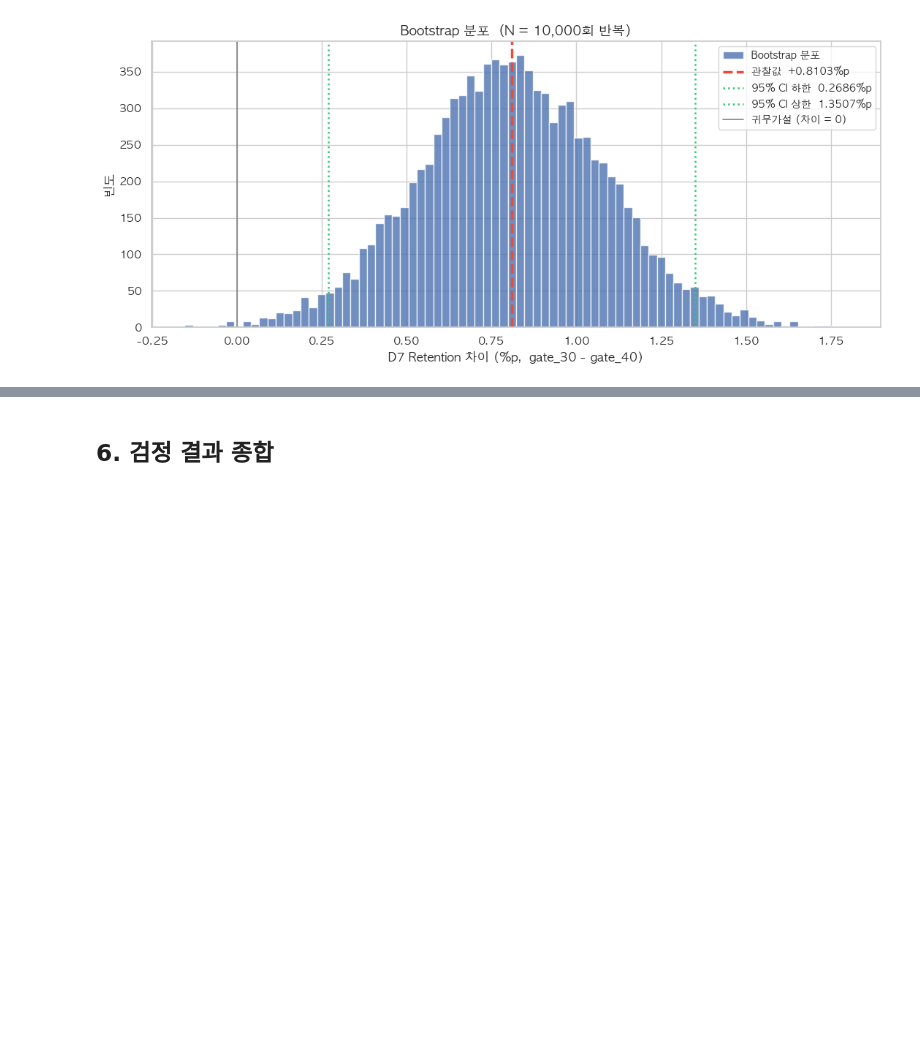
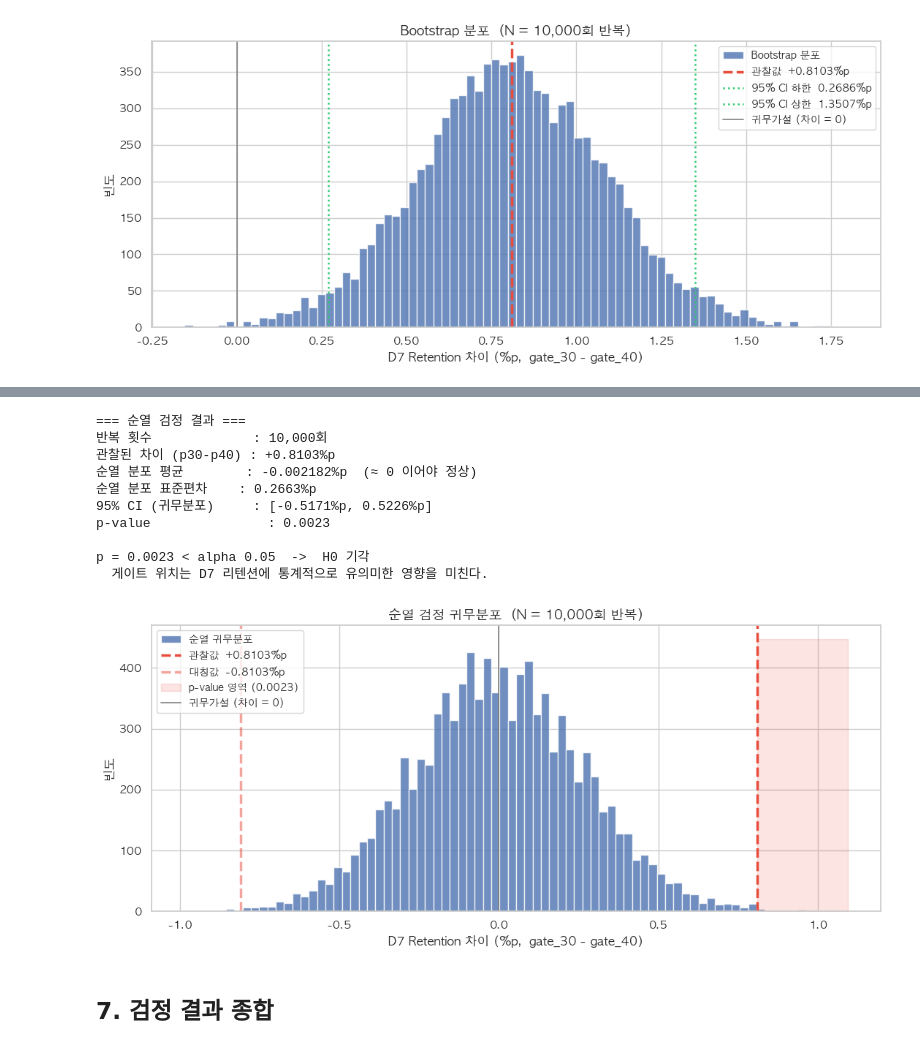
Before and after one commit to sjlee42/cookie_cats_AB_test, a Jupyter notebook: notebooks/02_가설검정.ipynb, the cells around one changed output, grey strips where cells are left out. Drawn from its saved outputs; the diff is of its cells as text; code cells hidden in the pictures; blank space fills up the shorter version.

```diff
--- a/notebooks/02_가설검정.ipynb
+++ b/notebooks/02_가설검정.ipynb
@@ -288,4 +302,71 @@ plt.show()
+# %%
+np.random.seed(42)
+N_PERM = 10_000
+
+# 전체 풀
+pool = df['retention_7'].values.astype(int)
+
+perm_diffs = np.empty(N_PERM)
+for i in range(N_PERM):
+    shuffled = np.random.permutation(pool)
+    perm_diffs[i] = shuffled[:n30].mean() - shuffled[n30:n30 + n40].mean()
+
+# p-value: 관찰값보다 극단적인(절댓값 기준) 비율
+p_perm = np.mean(np.abs(perm_diffs) >= np.abs(observed_diff))
+
+ci_perm_lo, ci_perm_hi = np.percentile(perm_diffs, [2.5, 97.5])
+
+print('=== 순열 검정 결과 ===')
+print(f'반복 횟수             : {N_PERM:,}회')
+print(f'관찰된 차이 (p30-p40) : {observed_diff*100:+.4f}%p')
+print(f'순열 분포 평균        : {perm_diffs.mean()*100:+.6f}%p  (≈ 0 이어야 정상)')
+print(f'순열 분포 표준편차    : {perm_diffs.std()*100:.4f}%p')
+print(f'95% CI (귀무분포)     : [{ci_perm_lo*100:.4f}%p, {ci_perm_hi*100:.4f}%p]')
+print(f'p-value               : {p_perm:.4f}')
+print()
+if p_perm < 0.05:
+    print(f'p = {p_perm:.4f} < alpha 0.05  ->  H0 기각')
+    print('  게이트 위치는 D7 리텐션에 통계적으로 유의미한 영향을 미친다.')
+else:
+    print(f'p = {p_perm:.4f} >= alpha 0.05  ->  H0 채택')
+
+# 시각화: 귀무분포 + 관찰값
+fig, ax = plt.subplots(figsize=(11, 5))
+
+ax.hist(perm_diffs * 100, bins=80, color='#4C72B0', edgecolor='white', alpha=0.8,
+        label='순열 귀무분포')
+ax.axvline( observed_diff * 100, color='#e74c3c', linewidth=2.5, linestyle='--',
+            label=f'관찰값  {observed_diff*100:+.4f}%p')
+ax.axvline(-observed_diff * 100, color='#e74c3c', linewidth=2.5, linestyle='--', alpha=0.5,
+            label=f'대칭값  {-observed_diff*100:+.4f}%p')
+# p-value에 해당하는 극단 영역 음영
+ax.fill_between(
+    np.linspace(observed_diff * 100, perm_diffs.max() * 100, 200),
+    0,
+    ax.get_ylim()[1] if ax.get_ylim()[1] > 0 else 1,
+    color='#e74c3c', alpha=0.15, label=f'p-value 영역 ({p_perm:.4f})'
+)
+ax.axvline(0, color='grey', linewidth=1.2, linestyle='-', label='귀무가설 (차이 = 0)')
+
+ax.set_xlabel('D7 Retention 차이 (%p,  gate_30 - gate_40)', fontsize=12)
+ax.set_ylabel('빈도', fontsize=12)
+ax.set_title(f'순열 검정 귀무분포  (N = {N_PERM:,}회 반복)', fontsize=13, fontweight='bold')
+ax.legend(fontsize=10)
+plt.tight_layout()
+plt.show()
+# %% [output]
+=== 순열 검정 결과 ===
+반복 횟수             : 10,000회
+관찰된 차이 (p30-p40) : +0.8103%p
+순열 분포 평균        : -0.002182%p  (≈ 0 이어야 정상)
+순열 분포 표준편차    : 0.2663%p
+95% CI (귀무분포)     : [-0.5171%p, 0.5226%p]
+p-value               : 0.0023
+
+p = 0.0023 < alpha 0.05  ->  H0 기각
+  게이트 위치는 D7 리텐션에 통계적으로 유의미한 영향을 미친다.
+[figure, added]
 # %% [markdown]
-## 6. 검정 결과 종합
+## 7. 검정 결과 종합
 # %%
 summary = pd.DataFrame({
```
Also changed, not shown: parts of 3 cells of this notebook, 1 other file.
